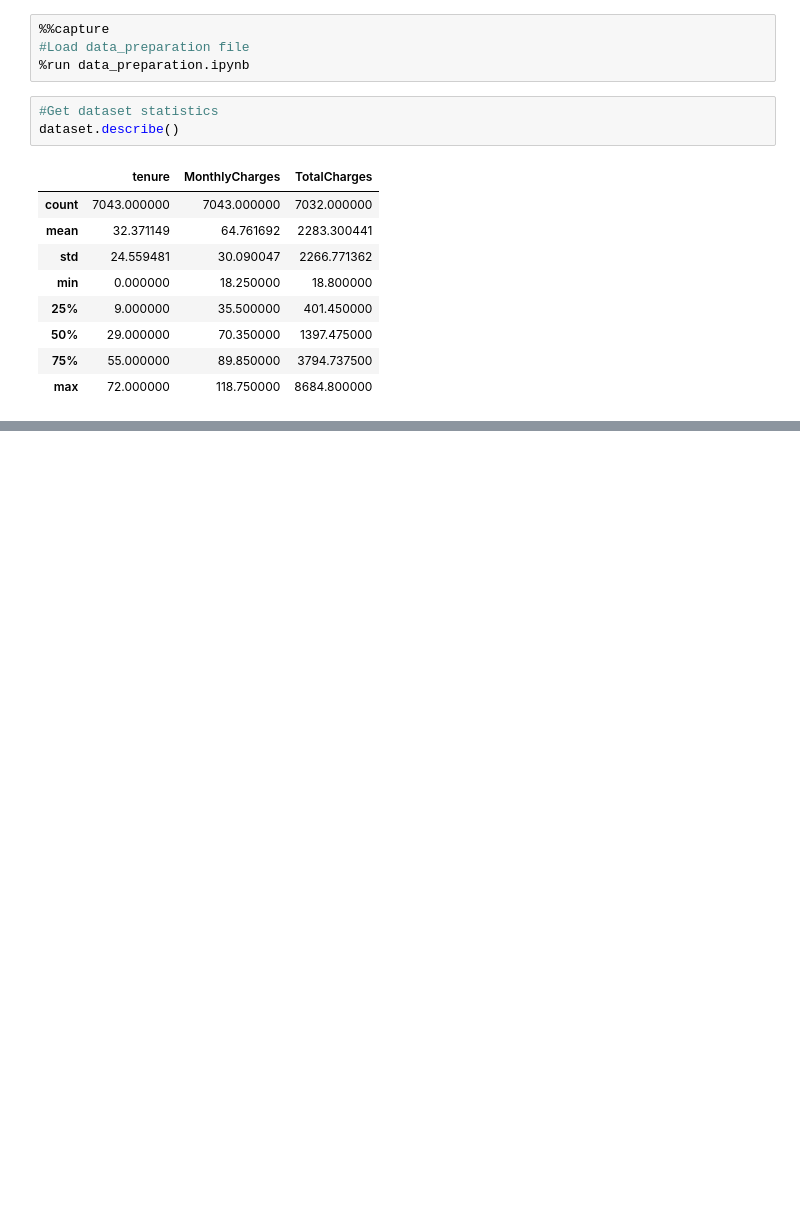
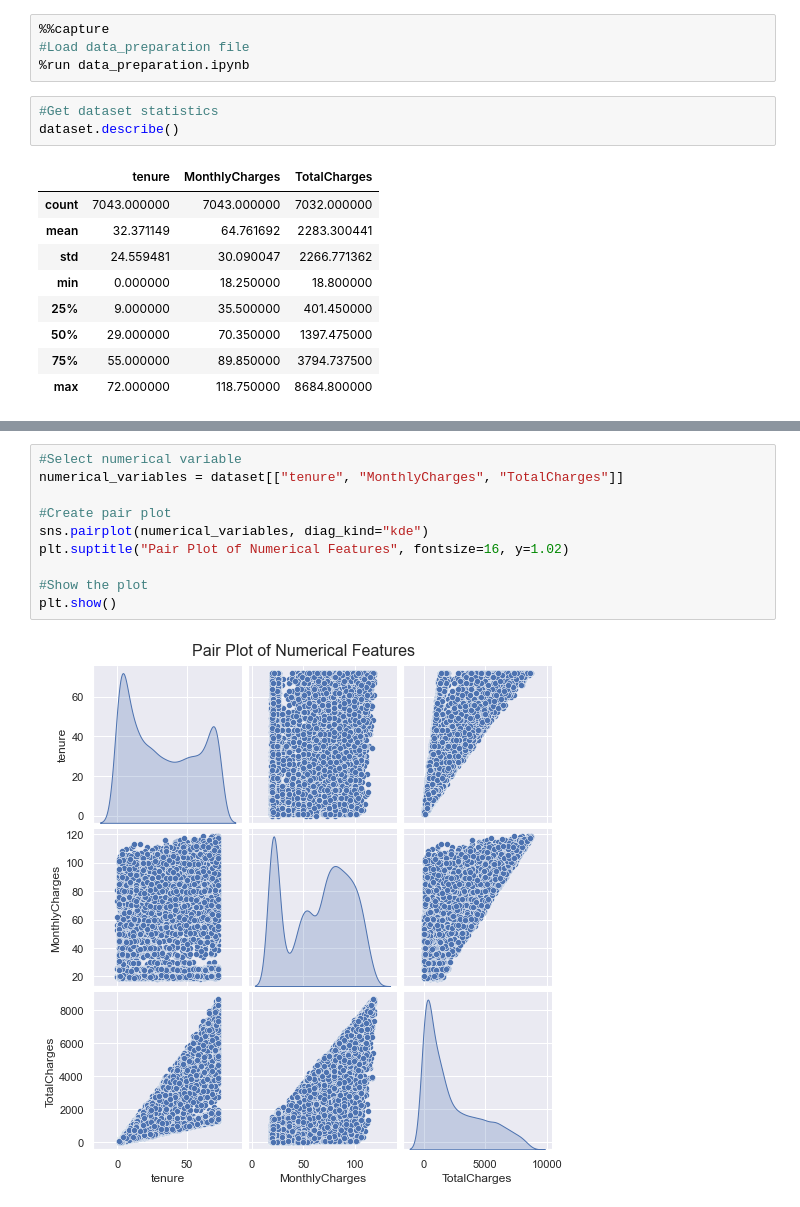
Before and after one commit to Mwizerwa/Customer_Churn_Prediction, a Jupyter notebook: notebooks/exploratory_data_analysis.ipynb, the cells around one changed output, grey strips where cells are left out. Cells and saved outputs as stored; diff of their text form; blank space fills up the shorter version.

```diff
--- a/notebooks/exploratory_data_analysis.ipynb
+++ b/notebooks/exploratory_data_analysis.ipynb
@@ -127,0 +71,12 @@ plt.show()
+# %%
+#Select numerical variable
+numerical_variables = dataset[["tenure", "MonthlyCharges", "TotalCharges"]]
+
+#Create pair plot
+sns.pairplot(numerical_variables, diag_kind="kde")
+plt.suptitle("Pair Plot of Numerical Features", fontsize=16, y=1.02)
+
+#Show the plot
+plt.show()
+# %% [output]
+[figure, added]
```
Also changed, not shown: parts of 9 cells of this notebook.
